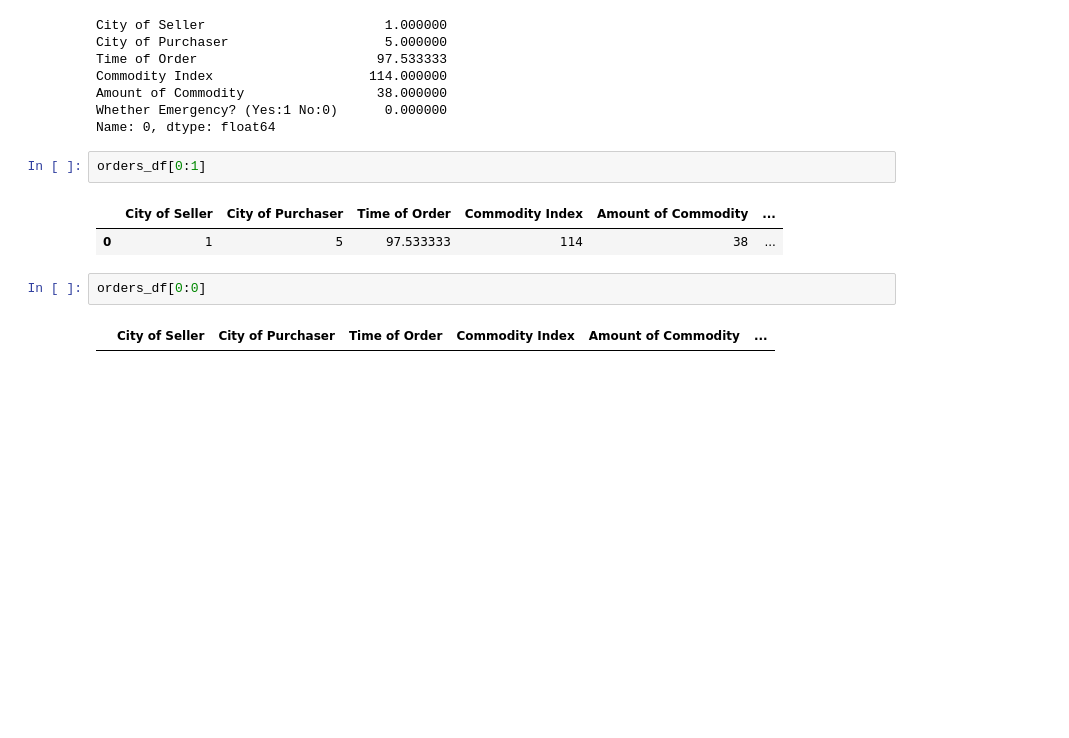
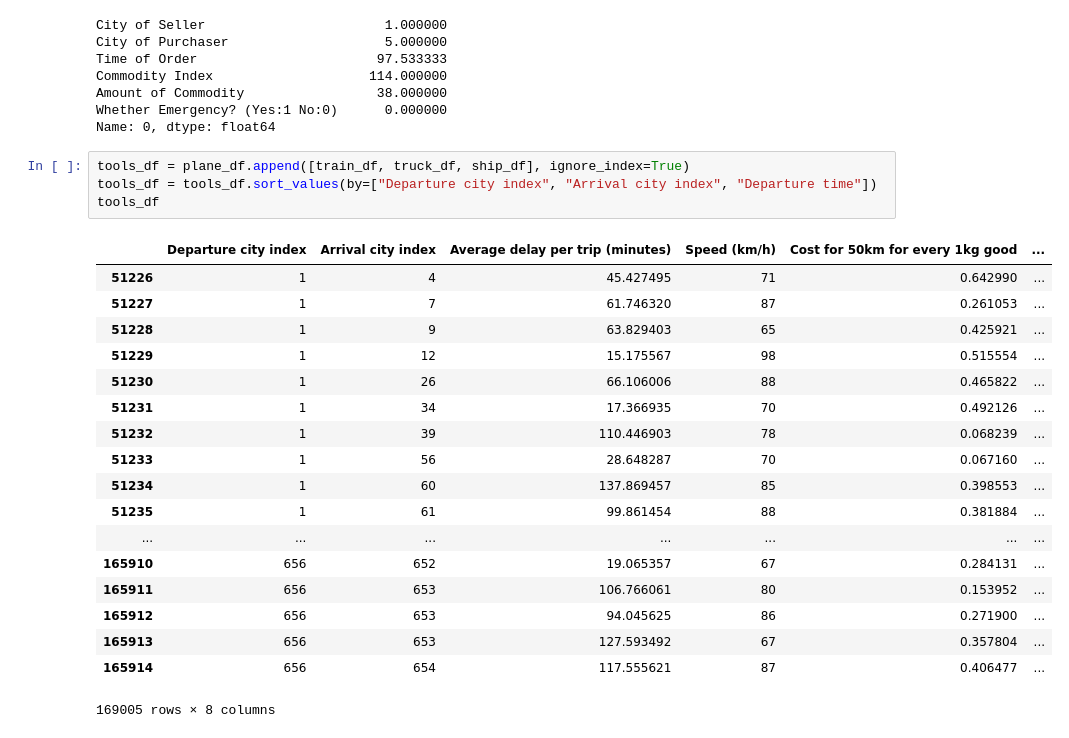
Before and after one commit to DeanAlkene/CS214-Project, a Jupyter notebook: analysis/analysis.ipynb, the cells around one changed output. Drawn from its saved outputs; the diff is of its cells as text; blank space fills up the shorter version.

Commit message:
add tools.csv

```diff
--- a/analysis/analysis.ipynb
+++ b/analysis/analysis.ipynb
@@ -183,12 +183,26 @@ Commodity Index                    114.000000
 Amount of Commodity                 38.000000
 Whether Emergency? (Yes:1 No:0)      0.000000
 Name: 0, dtype: float64
-# %%
-orders_df[0:1]
-# %% [output]
-|  | City of Seller | City of Purchaser | Time of Order | Commodity Index | Amount of Commodity | ... |
-| 0 | 1 | 5 | 97.533333 | 114 | 38 | ... |
-# %%
-orders_df[0:0]
-# %% [output]
-|  | City of Seller | City of Purchaser | Time of Order | Commodity Index | Amount of Commodity | ... |
+# %%
+tools_df = plane_df.append([train_df, truck_df, ship_df], ignore_index=True)
+tools_df = tools_df.sort_values(by=["Departure city index", "Arrival city index", "Departure time"])
+tools_df
+# %% [output]
+|  | Departure city index | Arrival city index | Average delay per trip (minutes) | Speed (km/h) | Cost for 50km for every 1kg good | ... |
+| 51226 | 1 | 4 | 45.427495 | 71 | 0.642990 | ... |
+| 51227 | 1 | 7 | 61.746320 | 87 | 0.261053 | ... |
+| 51228 | 1 | 9 | 63.829403 | 65 | 0.425921 | ... |
+| 51229 | 1 | 12 | 15.175567 | 98 | 0.515554 | ... |
+| 51230 | 1 | 26 | 66.106006 | 88 | 0.465822 | ... |
+| 51231 | 1 | 34 | 17.366935 | 70 | 0.492126 | ... |
+| 51232 | 1 | 39 | 110.446903 | 78 | 0.068239 | ... |
+| 51233 | 1 | 56 | 28.648287 | 70 | 0.067160 | ... |
+| 51234 | 1 | 60 | 137.869457 | 85 | 0.398553 | ... |
+| 51235 | 1 | 61 | 99.861454 | 88 | 0.381884 | ... |
+| ... | ... | ... | ... | ... | ... | ... |
+| 165910 | 656 | 652 | 19.065357 | 67 | 0.284131 | ... |
+| 165911 | 656 | 653 | 106.766061 | 80 | 0.153952 | ... |
+| 165912 | 656 | 653 | 94.045625 | 86 | 0.271900 | ... |
+| 165913 | 656 | 653 | 127.593492 | 67 | 0.357804 | ... |
+| 165914 | 656 | 654 | 117.555621 | 87 | 0.406477 | ... |
+169005 rows × 8 columns
```
Also changed, not shown: parts of 2 cells of this notebook, 1 other file.
